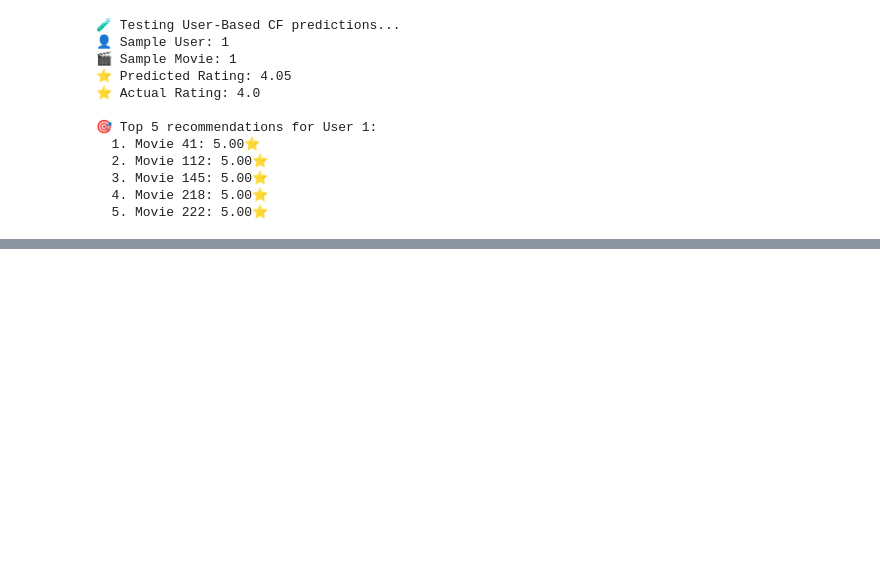
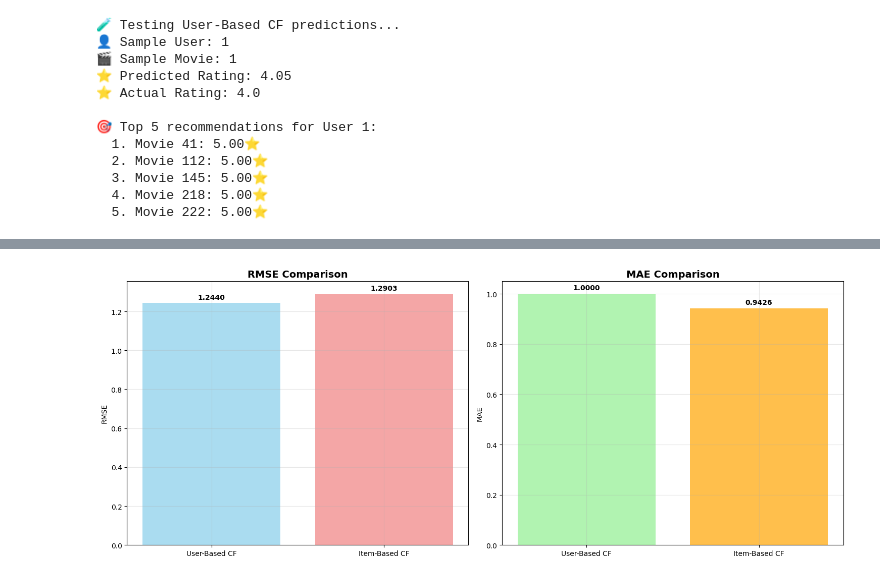
Before and after one commit to Son1904/Movie-Recommender-System, a Jupyter notebook: notebooks/week5_collaborative_filtering.ipynb, the cells around one changed output, grey strips where cells are left out. Cells and saved outputs as stored; diff of their text form; code cells hidden in the pictures; blank space fills up the shorter version.

```diff
--- a/notebooks/week5_collaborative_filtering.ipynb
+++ b/notebooks/week5_collaborative_filtering.ipynb
@@ -395,0 +635,14 @@ for i, (movie_id, rating) in enumerate(recommendations, 1):
+# %%
+# Train Item-Based CF model
+print("🚀 Training Item-Based Collaborative Filtering...")
+
+# Use same subset for comparison
+item_cf = ItemBasedCF(
+    similarity_metric='cosine',
+    k_neighbors=20,
+    min_common_users=3
+)
+
+item_cf.fit(small_train_matrix)
+
+print("✅ Item-Based CF training completed!")
@@ -395,0 +798,66 @@ for i, (movie_id, rating) in enumerate(recommendations, 1):
+# %%
+# Visualize results
+if user_cf_results and item_cf_results:
+    fig, axes = plt.subplots(1, 2, figsize=(15, 6))
+
+    # RMSE Comparison
+    models = [user_cf_results['model_name'], item_cf_results['model_name']]
+    rmse_values = [user_cf_results['rmse'], item_cf_results['rmse']]
+    mae_values = [user_cf_results['mae'], item_cf_results['mae']]
+
+    axes[0].bar(models, rmse_values, color=['skyblue', 'lightcoral'], alpha=0.7)
+    axes[0].set_title('RMSE Comparison', fontsize=14, fontweight='bold')
+    axes[0].set_ylabel('RMSE')
+    axes[0].grid(True, alpha=0.3)
+
+    # Add values on bars
+    for i, v in enumerate(rmse_values):
+        axes[0].text(i, v + 0.01, f'{v:.4f}', ha='center', va='bottom', fontweight='bold')
+
+    # MAE Comparison
+    axes[1].bar(models, mae_values, color=['lightgreen', 'orange'], alpha=0.7)
+    axes[1].set_title('MAE Comparison', fontsize=14, fontweight='bold')
+    axes[1].set_ylabel('MAE')
+    axes[1].grid(True, alpha=0.3)
+
+    # Add values on bars
+    for i, v in enumerate(mae_values):
+        axes[1].text(i, v + 0.01, f'{v:.4f}', ha='center', va='bottom', fontweight='bold')
+
+    plt.tight_layout()
+    plt.show()
+
+    # Summary comparison
+    print("\\n" + "="*60)
+    print("🏆 WEEK 5 COLLABORATIVE FILTERING - FINAL RESULTS")
+    print("="*60)
+
+    print(f"\\n📊 Model Performance Summary:")
+    print(f"┌─────────────────┬──────────┬──────────┬────────────┐")
+    print(f"│ Model           │   RMSE   │   MAE    │  Samples   │")
+    print(f"├─────────────────┼──────────┼──────────┼────────────┤")
+    print(f"│ User-Based CF   │ {user_cf_results['rmse']:8.4f} │ {user_cf_results['mae']:8.4f} │ {user_cf_results['n_samples']:10d} │")
+    print(f"│ Item-Based CF   │ {item_cf_results['rmse']:8.4f} │ {item_cf_results['mae']:8.4f} │ {item_cf_results['n_samples']:10d} │")
+    print(f"└─────────────────┴──────────┴──────────┴────────────┘")
+
+    # Determine winner
+    if user_cf_results['rmse'] < item_cf_results['rmse']:
+        winner = "🥇 User-Based CF"
+        improvement = ((item_cf_results['rmse'] - user_cf_results['rmse']) / item_cf_results['rmse']) * 100
+    else:
+        winner = "🥇 Item-Based CF"
+        improvement = ((user_cf_results['rmse'] - item_cf_results['rmse']) / user_cf_results['rmse']) * 100
+
+    print(f"\\n🏆 Winner: {winner}")
+    print(f"📈 Performance Improvement: {improvement:.2f}%")
+
+    print(f"\\n✅ Week 5 Objectives Completed:")
+    print(f"  ✅ User-Based Collaborative Filtering implemented")
+    print(f"  ✅ Item-Based Collaborative Filtering implemented")
+    print(f"  ✅ Performance comparison completed")
+    print(f"  ✅ Both models ready for optimization")
+
+else:
+    print("⚠️  Evaluation failed - check model implementations")
+# %% [output]
+[figure, added]
```
Also changed, not shown: parts of 8 cells of this notebook.
